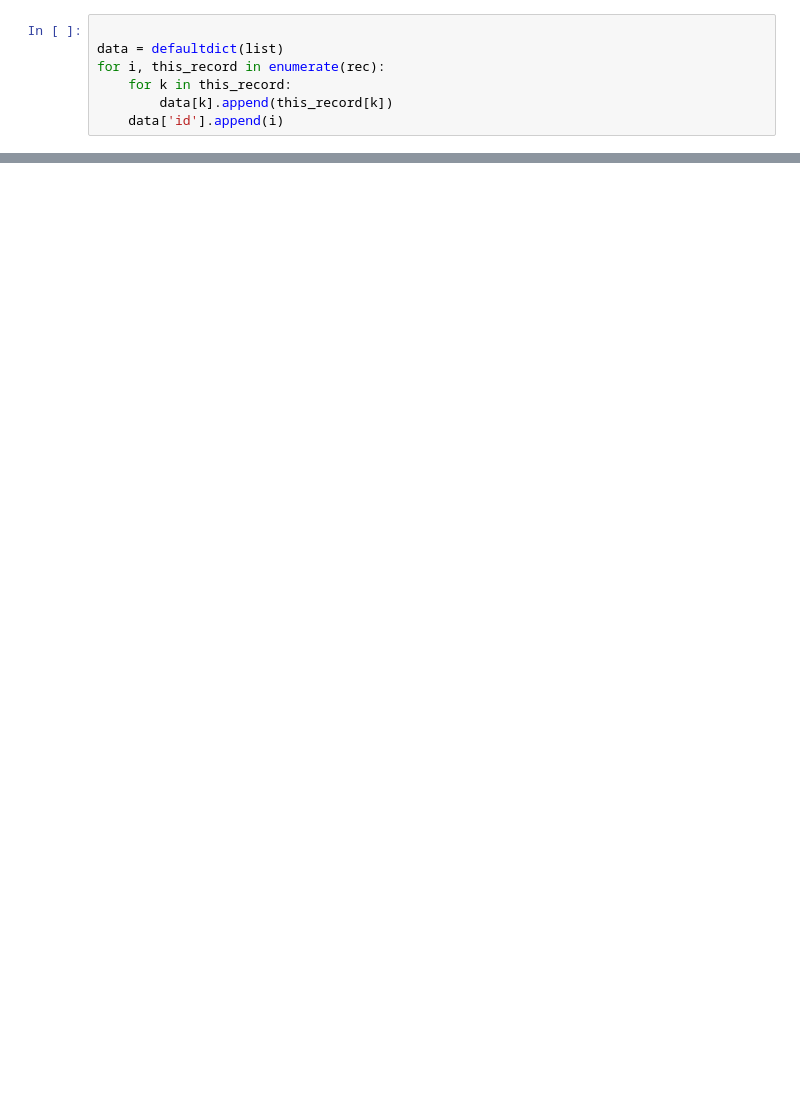
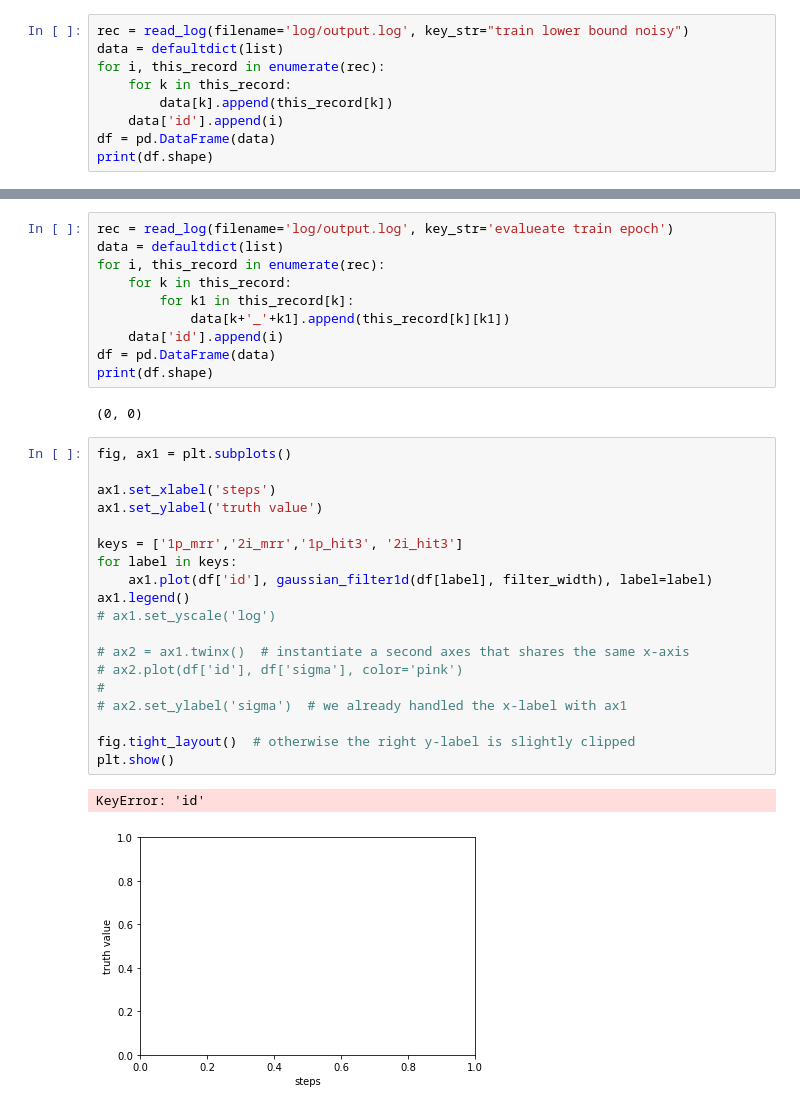
Before and after one commit to rabi-fei/Soft-Queries-on-Uncertain-KG, a Jupyter notebook: vis.ipynb, the cells around one changed output, grey strips where cells are left out. Cells and saved outputs as stored; diff of their text form; blank space fills up the shorter version.

```diff
--- a/vis.ipynb
+++ b/vis.ipynb
@@ -22,7 +27,9 @@ rec = read_log(filename='log/output.log')
 # %%
-
+rec = read_log(filename='log/output.log', key_str="train lower bound noisy")
 data = defaultdict(list)
 for i, this_record in enumerate(rec):
     for k in this_record:
         data[k].append(this_record[k])
     data['id'].append(i)
+df = pd.DataFrame(data)
+print(df.shape)
@@ -54,0 +80,34 @@ plt.show()
+# %%
+rec = read_log(filename='log/output.log', key_str='evalueate train epoch')
+data = defaultdict(list)
+for i, this_record in enumerate(rec):
+    for k in this_record:
+        for k1 in this_record[k]:
+            data[k+'_'+k1].append(this_record[k][k1])
+    data['id'].append(i)
+df = pd.DataFrame(data)
+print(df.shape)
+# %% [output]
+(0, 0)
+# %%
+fig, ax1 = plt.subplots()
+
+ax1.set_xlabel('steps')
+ax1.set_ylabel('truth value')
+
+keys = ['1p_mrr','2i_mrr','1p_hit3', '2i_hit3']
+for label in keys:
+    ax1.plot(df['id'], gaussian_filter1d(df[label], filter_width), label=label)
+ax1.legend()
+# ax1.set_yscale('log')
+
+# ax2 = ax1.twinx()  # instantiate a second axes that shares the same x-axis
+# ax2.plot(df['id'], df['sigma'], color='pink')
+#
+# ax2.set_ylabel('sigma')  # we already handled the x-label with ax1
+
+fig.tight_layout()  # otherwise the right y-label is slightly clipped
+plt.show()
+# %% [output]
+KeyError: 'id'
+[figure, added]
```
Also changed, not shown: parts of 10 cells of this notebook, 4 other files.
